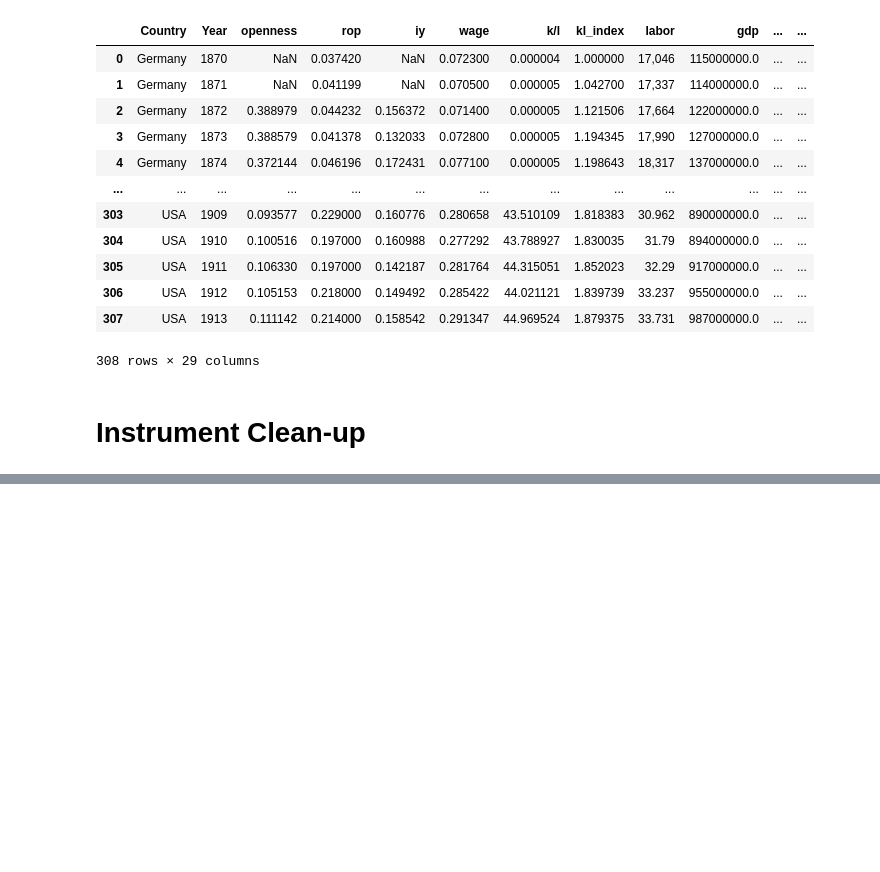
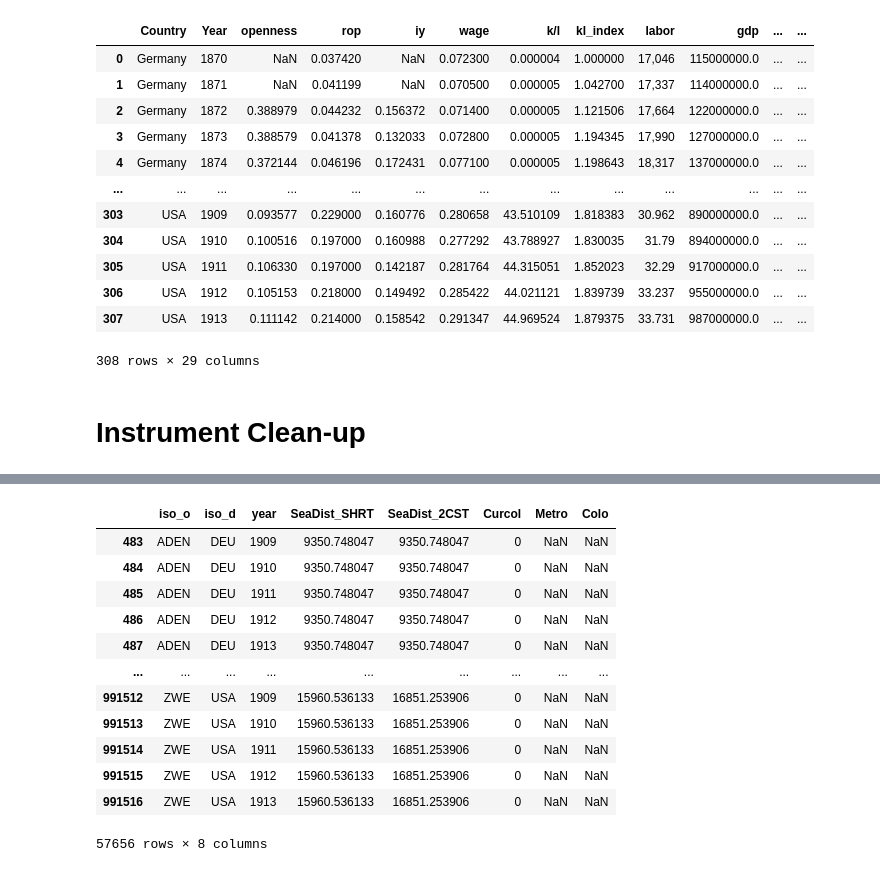
Before and after one commit to kabeerbora/1st_global, a Jupyter notebook: 1st_global.ipynb, the cells around one changed output, grey strips where cells are left out. Drawn from its saved outputs; the diff is of its cells as text; code cells hidden in the pictures; blank space fills up the shorter version.

```diff
--- a/1st_global.ipynb
+++ b/1st_global.ipynb
@@ -801,0 +853,21 @@ merged_df
+# %%
+target_iso = ['DEU', 'ESP', 'FRA', 'GBR', 'NLD', 'SWE', 'USA']
+filtered_df = df_gravity[
+    df_gravity['iso_o'].isin(target_iso) |
+    df_gravity['iso_d'].isin(target_iso)
+]
+print(f"Filtered DataFrame shape: {filtered_df.shape}")
+# %% [output]
+|  | iso_o | iso_d | year | SeaDist_SHRT | SeaDist_2CST | Curcol | Metro | Colo |
+| 483 | ADEN | DEU | 1909 | 9350.748047 | 9350.748047 | 0 | NaN | NaN |
+| 484 | ADEN | DEU | 1910 | 9350.748047 | 9350.748047 | 0 | NaN | NaN |
+| 485 | ADEN | DEU | 1911 | 9350.748047 | 9350.748047 | 0 | NaN | NaN |
+| 486 | ADEN | DEU | 1912 | 9350.748047 | 9350.748047 | 0 | NaN | NaN |
+| 487 | ADEN | DEU | 1913 | 9350.748047 | 9350.748047 | 0 | NaN | NaN |
+| ... | ... | ... | ... | ... | ... | ... | ... | ... |
+| 991512 | ZWE | USA | 1909 | 15960.536133 | 16851.253906 | 0 | NaN | NaN |
+| 991513 | ZWE | USA | 1910 | 15960.536133 | 16851.253906 | 0 | NaN | NaN |
+| 991514 | ZWE | USA | 1911 | 15960.536133 | 16851.253906 | 0 | NaN | NaN |
+| 991515 | ZWE | USA | 1912 | 15960.536133 | 16851.253906 | 0 | NaN | NaN |
+| 991516 | ZWE | USA | 1913 | 15960.536133 | 16851.253906 | 0 | NaN | NaN |
+57656 rows × 8 columns
```
Also changed, not shown: parts of 7 cells of this notebook.
